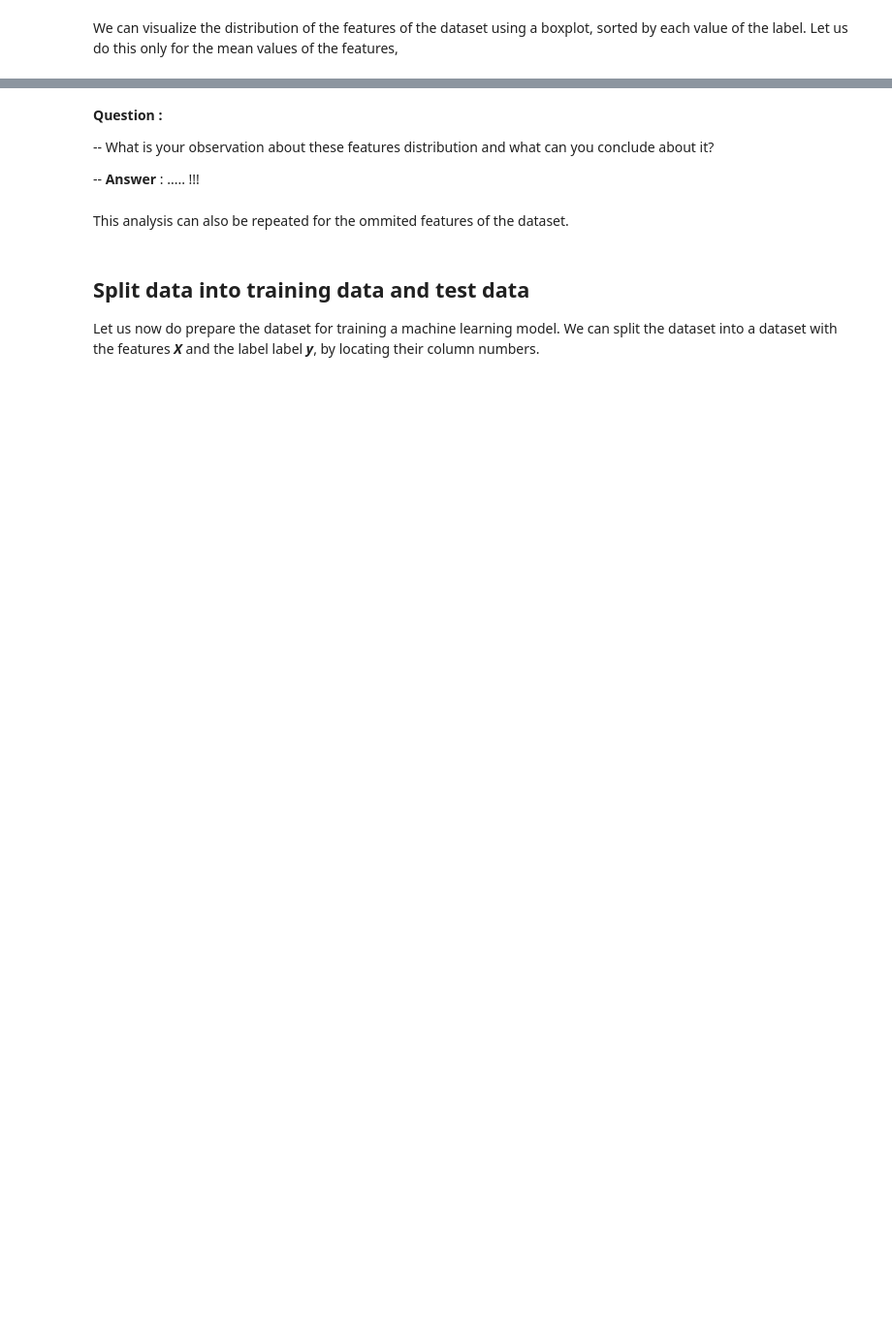
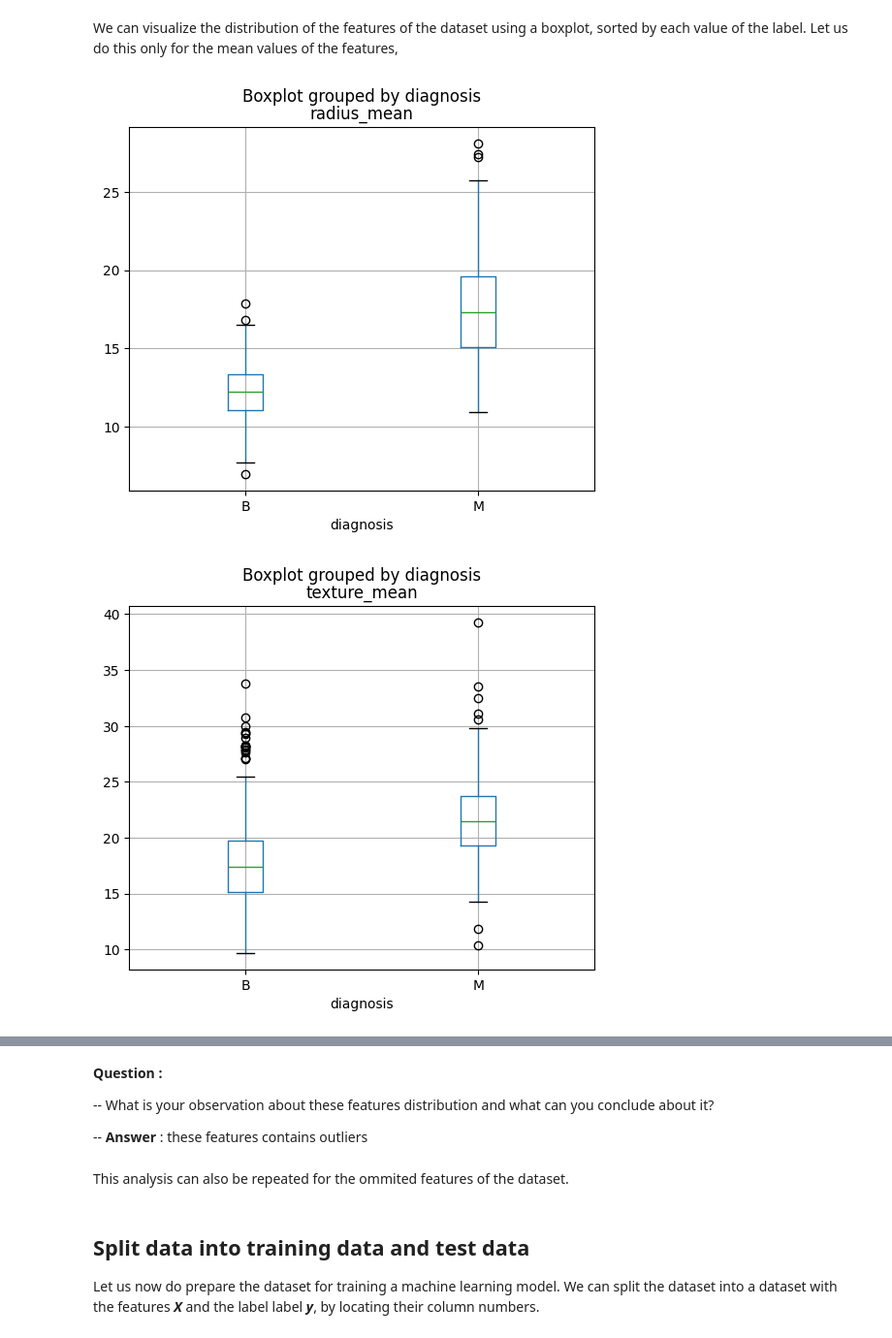
Before and after one commit to TarekAeb/Ensia, a Jupyter notebook: S6/ML/Labs/Lab1/W_1_Lab_1_Classification.ipynb, the cells around one changed output, grey strips where cells are left out. Shown at 97% size. Cells and saved outputs as stored; diff of their text form; code cells hidden in the pictures; blank space fills up the shorter version.

```diff
--- a/S6/ML/Labs/Lab1/W_1_Lab_1_Classification.ipynb
+++ b/S6/ML/Labs/Lab1/W_1_Lab_1_Classification.ipynb
@@ -47,5 +47,5 @@ Remark:
 import pandas as pd
 
 # load the training dataset
-data = pd.read_csv('wisconsin_data.csv', delimiter=',', header='infer')
+data = pd.read_csv('./Dataset/wisconsin_data.csv', delimiter=',', header='infer')
 data
@@ -88,6 +109,6 @@ For example, we observe that the last column of the dataset contains missing val
 # %%
 # Remove the first and last column
 
-## TO DO ..
+data2 = data.iloc[:, 1:-1]
 
 data2.head()
@@ -95,15 +124,17 @@ data2.head()
 We can visualize the distribution of the features of the dataset using a boxplot, sorted by each value of the label. Let us do this only for the mean values of the features,
 # %%
 from matplotlib import pyplot as plt
-%matplotlib inline
+# matplotlib inline
 
 # Defining the features to visualize
-features = [ ## TO DO  .....
-            ]
+features = [col for col in data2.columns if 'mean' in col]
 
 # Visualize using the boxplot method of matplotlib, sorted by the label values.
 for col in features:
-    data2.boxplot(column=col, by= #TO DO ...
+    data2.boxplot(column=col, by='diagnosis'
                   , figsize=(6,5))
     plt.title(col)
 plt.show()
+# %% [output]
+[figure, added]
+[figure, added]
@@ -112,7 +151,7 @@ plt.show()
 
 -- What is your observation about these features distribution and what can you conclude about it?
 
--- **Answer** : ..... !!!
+-- **Answer** : these features contains outliers
 # %% [markdown]
 This analysis can also be repeated for the ommited features of the dataset.
 # %% [markdown]
```
Also changed, not shown: parts of 34 cells of this notebook, 5 other files.
